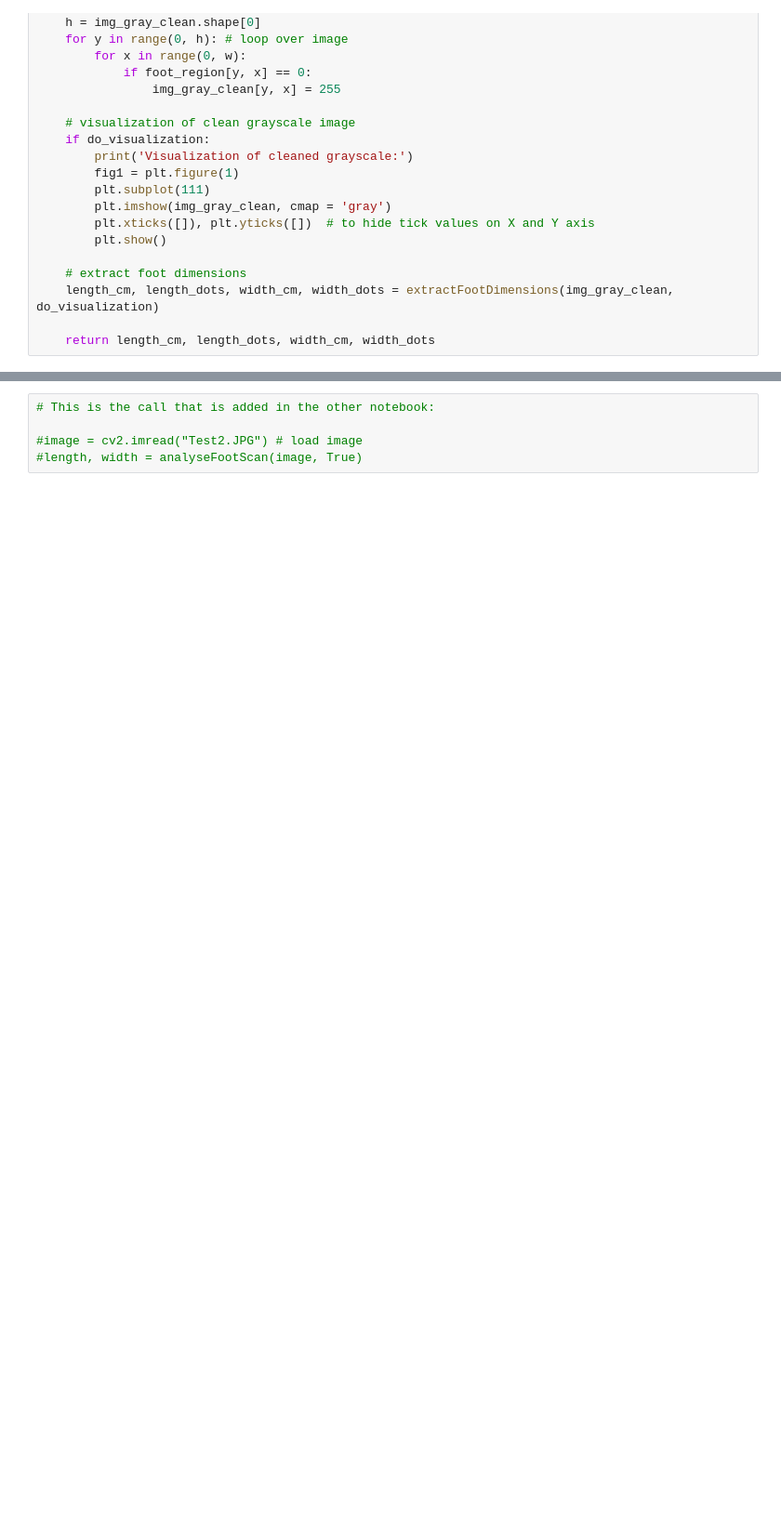
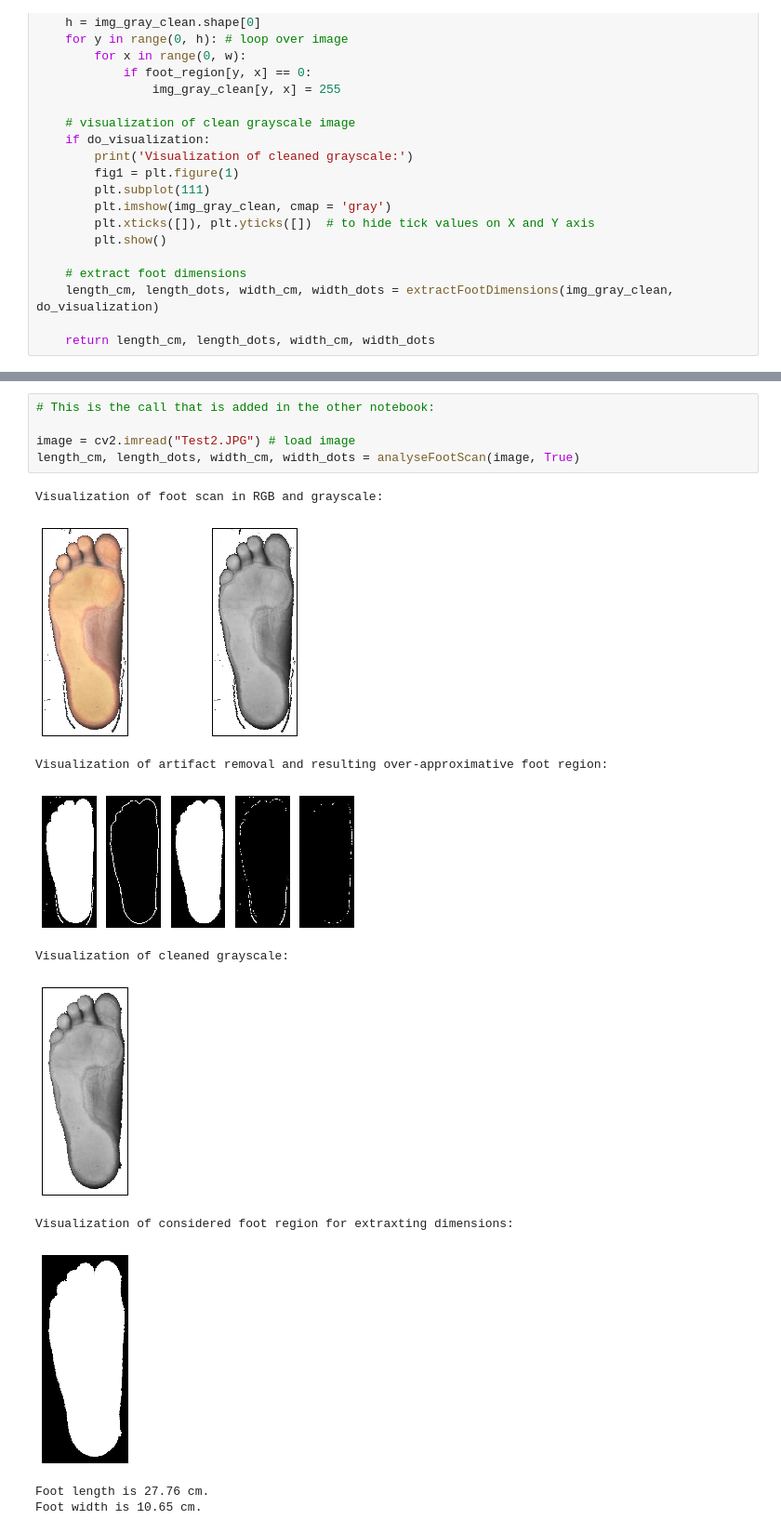
Before and after one commit to Faebs/AnalyzingFootData, a Jupyter notebook: AnalyseFootScan.ipynb, the cells around one changed output, grey strips where cells are left out. Shown at 93% size. Cells and saved outputs as stored; diff of their text form; blank space fills up the shorter version.

Commit message:
some debugging for length and width and started implementation for toes line

```diff
--- a/AnalyseFootScan.ipynb
+++ b/AnalyseFootScan.ipynb
@@ -180,5 +229,16 @@ def extractFootDimensions(img_gray_clean, do_visualization):
 # %%
 # This is the call that is added in the other notebook:
 
-#image = cv2.imread("Test2.JPG") # load image
-#length, width = analyseFootScan(image, True)
+image = cv2.imread("Test2.JPG") # load image
+length_cm, length_dots, width_cm, width_dots = analyseFootScan(image, True)
+# %% [output]
+Visualization of foot scan in RGB and grayscale:
+[figure, added]
+Visualization of artifact removal and resulting over-approximative foot region:
+[figure, added]
+Visualization of cleaned grayscale:
+[figure, added]
+Visualization of considered foot region for extraxting dimensions:
+[figure, added]
+Foot length is 27.76 cm.
+Foot width is 10.65 cm.
```
Also changed, not shown: parts of 4 cells of this notebook.
